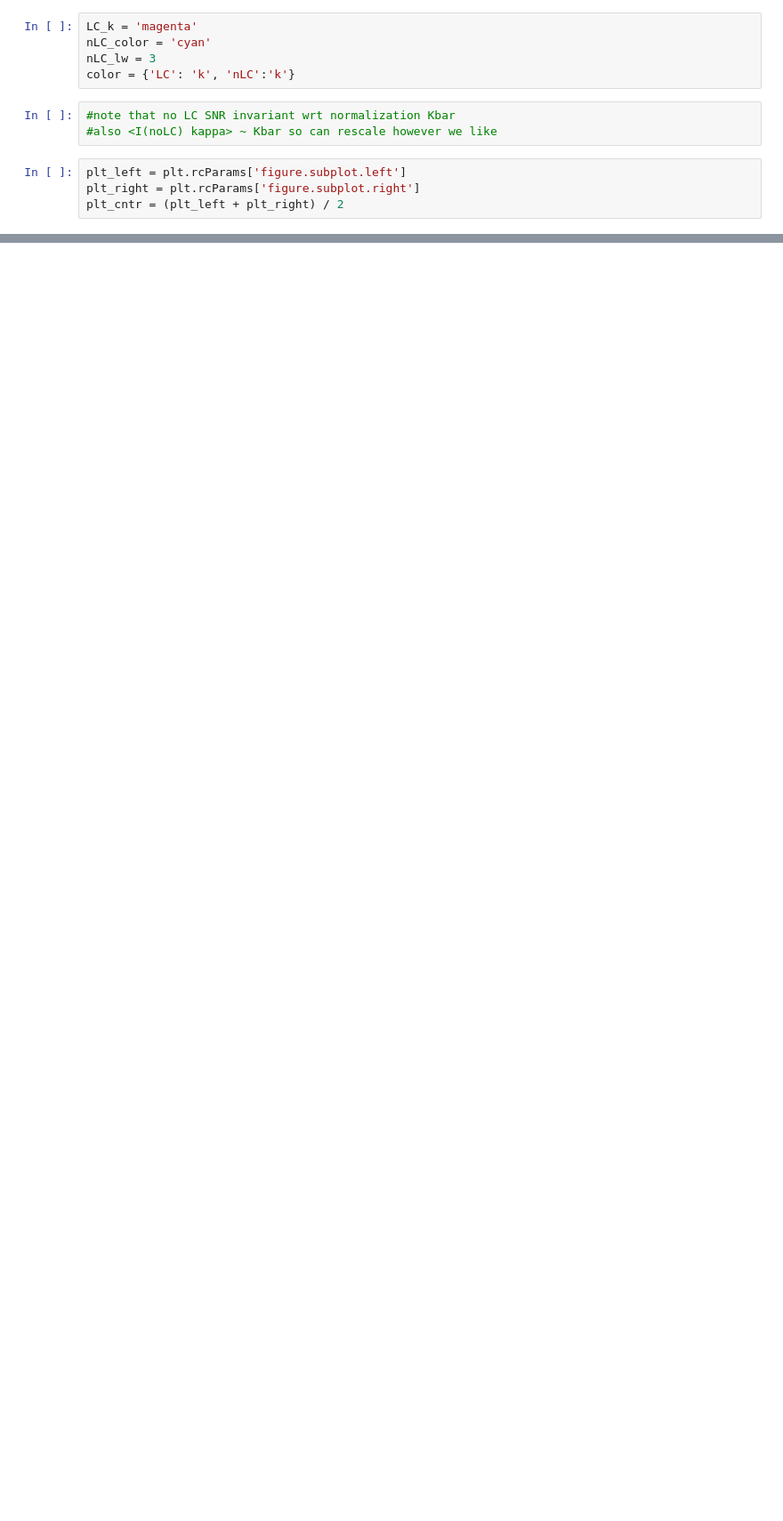
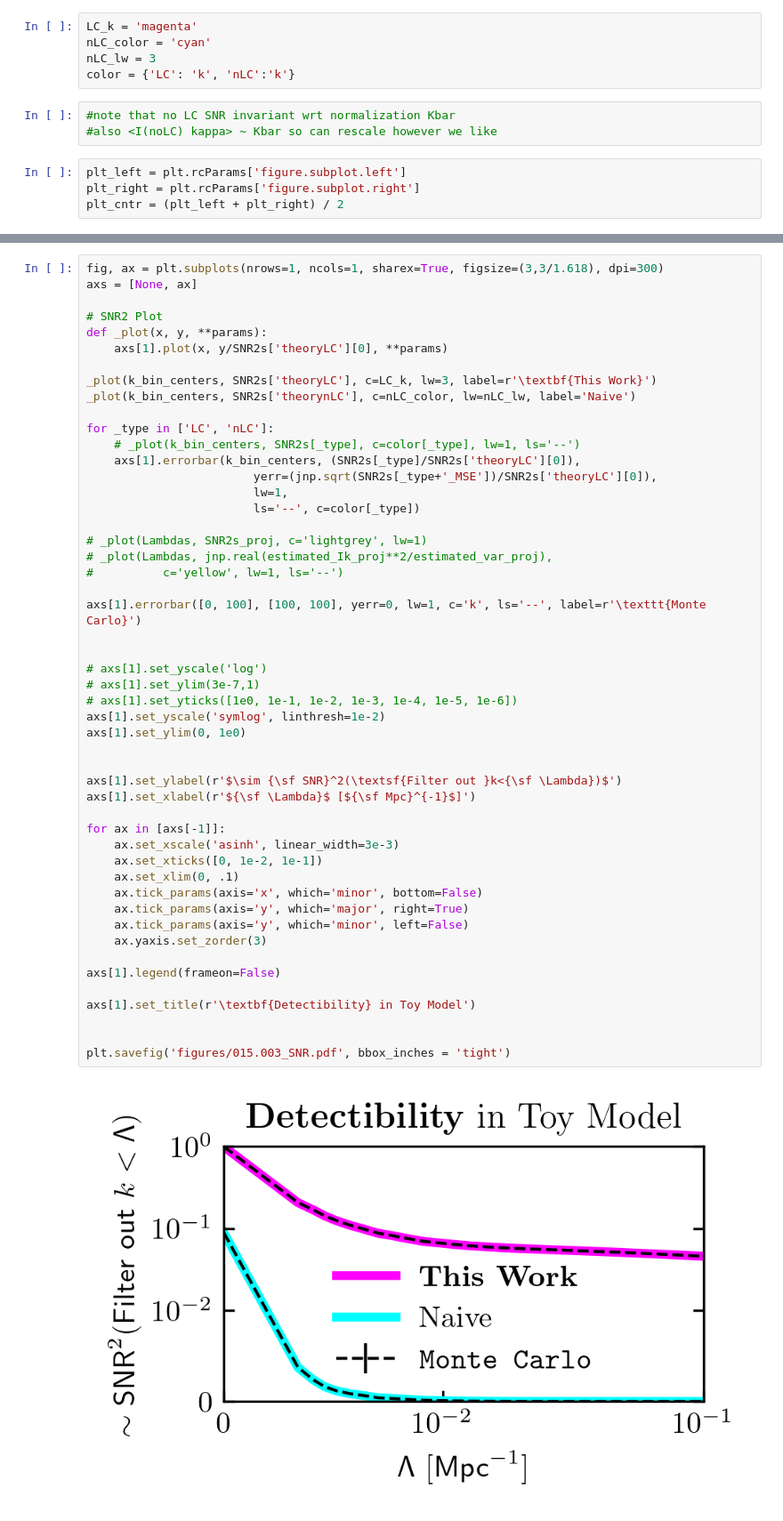
Before and after one commit to DelonShen/LIMxCMBL, a Jupyter notebook: 015.003.2025-05-09.toy-model-viz.ipynb, the cells around one changed output, grey strips where cells are left out. Shown at 89% size. Drawn from its saved outputs; the diff is of its cells as text; blank space fills up the shorter version.

```diff
--- a/015.003.2025-05-09.toy-model-viz.ipynb
+++ b/015.003.2025-05-09.toy-model-viz.ipynb
@@ -533,0 +438,52 @@ axs[1].legend(frameon=False, loc='lower right')
+# %%
+fig, ax = plt.subplots(nrows=1, ncols=1, sharex=True, figsize=(3,3/1.618), dpi=300)
+axs = [None, ax]
+
+# SNR2 Plot
+def _plot(x, y, **params):
+    axs[1].plot(x, y/SNR2s['theoryLC'][0], **params)
+
+_plot(k_bin_centers, SNR2s['theoryLC'], c=LC_k, lw=3, label=r'\textbf{This Work}')
+_plot(k_bin_centers, SNR2s['theorynLC'], c=nLC_color, lw=nLC_lw, label='Naive')
+
+for _type in ['LC', 'nLC']:
+    # _plot(k_bin_centers, SNR2s[_type], c=color[_type], lw=1, ls='--')
+    axs[1].errorbar(k_bin_centers, (SNR2s[_type]/SNR2s['theoryLC'][0]),
+                        yerr=(jnp.sqrt(SNR2s[_type+'_MSE'])/SNR2s['theoryLC'][0]),
+                        lw=1,
+                        ls='--', c=color[_type])
+
+# _plot(Lambdas, SNR2s_proj, c='lightgrey', lw=1)
+# _plot(Lambdas, jnp.real(estimated_Ik_proj**2/estimated_var_proj),
+#          c='yellow', lw=1, ls='--')
+
+axs[1].errorbar([0, 100], [100, 100], yerr=0, lw=1, c='k', ls='--', label=r'\texttt{Monte Carlo}')
+
+
+# axs[1].set_yscale('log')
+# axs[1].set_ylim(3e-7,1)
+# axs[1].set_yticks([1e0, 1e-1, 1e-2, 1e-3, 1e-4, 1e-5, 1e-6])
+axs[1].set_yscale('symlog', linthresh=1e-2)
+axs[1].set_ylim(0, 1e0)
+
+
+axs[1].set_ylabel(r'$\sim {\sf SNR}^2(\textsf{Filter out }k<{\sf \Lambda})$')
+axs[1].set_xlabel(r'${\sf \Lambda}$ [${\sf Mpc}^{-1}$]')
+
+for ax in [axs[-1]]:
+    ax.set_xscale('asinh', linear_width=3e-3)
+    ax.set_xticks([0, 1e-2, 1e-1])
+    ax.set_xlim(0, .1)
+    ax.tick_params(axis='x', which='minor', bottom=False)
+    ax.tick_params(axis='y', which='major', right=True)
+    ax.tick_params(axis='y', which='minor', left=False)
+    ax.yaxis.set_zorder(3)
+
+axs[1].legend(frameon=False)
+
+axs[1].set_title(r'\textbf{Detectibility} in Toy Model')
+
+
+plt.savefig('figures/015.003_SNR.pdf', bbox_inches = 'tight')
+# %% [output]
+[figure, added]
```
Also changed, not shown: parts of 6 cells of this notebook, 9 other files.
